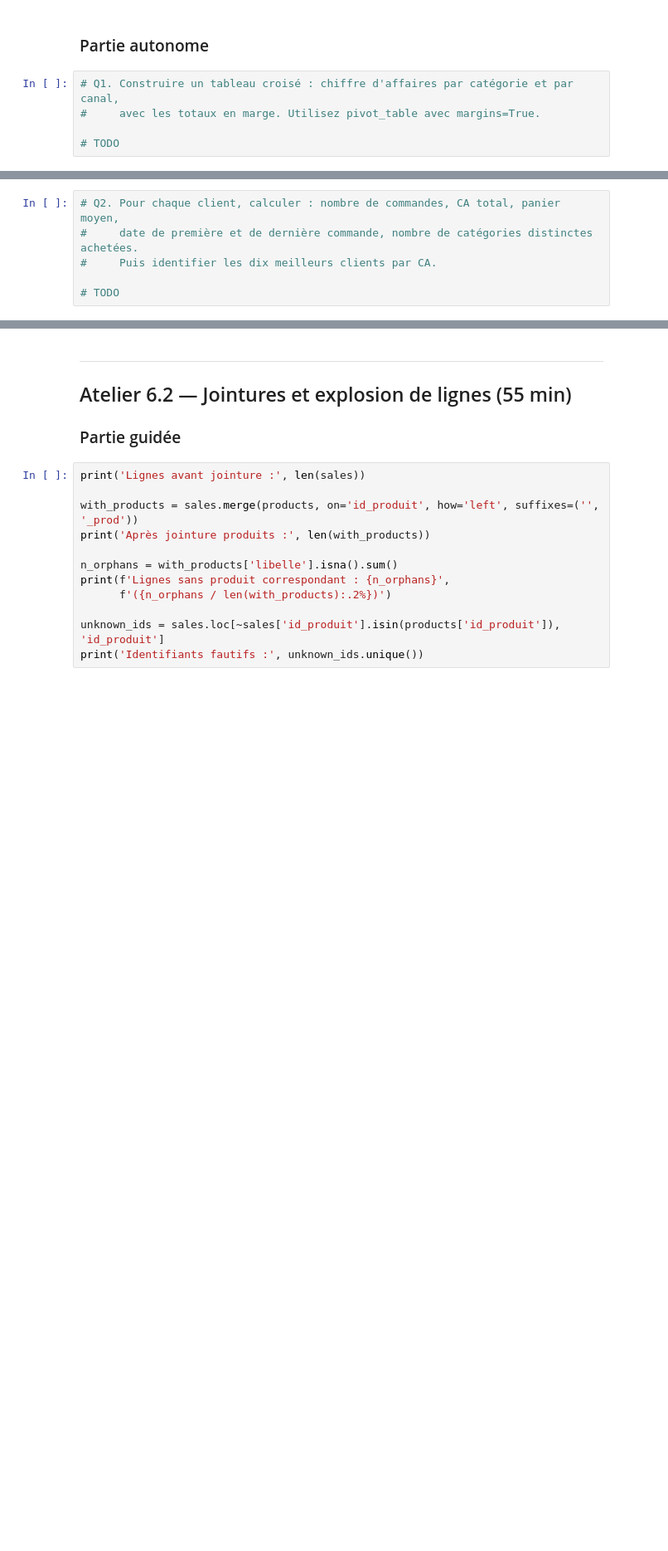
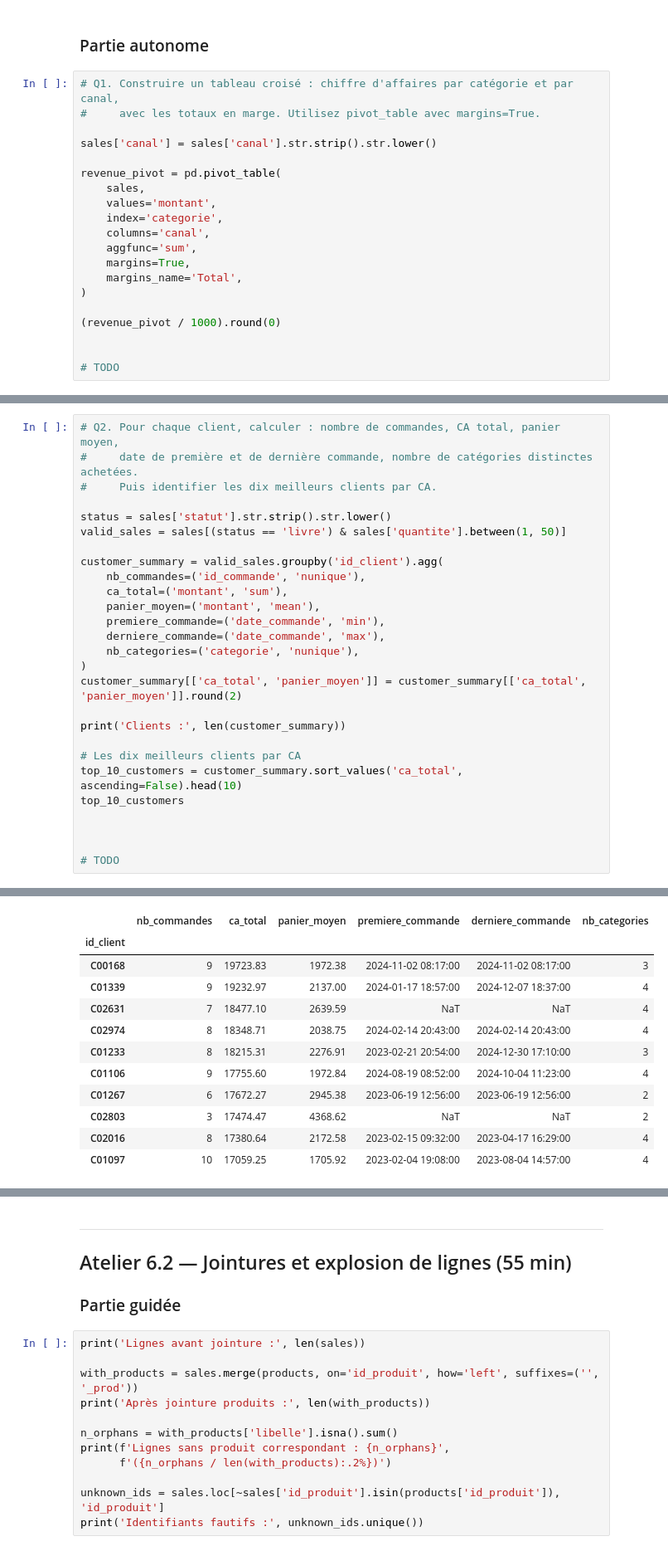
Before and after one commit to kkouassijuda-cmd/TP-prepa_data, a Jupyter notebook: 06_agregation_jointures.ipynb, the cells around one changed output, grey strips where cells are left out. Shown at 83% size. Saved outputs shown, nothing was run; the diff lists cells and outputs as text; blank space fills up the shorter version.

```diff
--- a/06_agregation_jointures.ipynb
+++ b/06_agregation_jointures.ipynb
@@ -136,4 +173,19 @@ sales.groupby('canal').apply(summarize_group, include_groups=False)
 # Q1. Construire un tableau croisé : chiffre d'affaires par catégorie et par canal,
 #     avec les totaux en marge. Utilisez pivot_table avec margins=True.
 
+sales['canal'] = sales['canal'].str.strip().str.lower()
+
+revenue_pivot = pd.pivot_table(
+    sales,
+    values='montant',
+    index='categorie',
+    columns='canal',
+    aggfunc='sum',
+    margins=True,
+    margins_name='Total',
+)
+
+(revenue_pivot / 1000).round(0)
+
+
 # TODO
@@ -142,4 +202,26 @@ sales.groupby('canal').apply(summarize_group, include_groups=False)
 #     date de première et de dernière commande, nombre de catégories distinctes achetées.
 #     Puis identifier les dix meilleurs clients par CA.
 
+status = sales['statut'].str.strip().str.lower()
+valid_sales = sales[(status == 'livre') & sales['quantite'].between(1, 50)]
+
+customer_summary = valid_sales.groupby('id_client').agg(
+    nb_commandes=('id_commande', 'nunique'),
+    ca_total=('montant', 'sum'),
+    panier_moyen=('montant', 'mean'),
+    premiere_commande=('date_commande', 'min'),
+    derniere_commande=('date_commande', 'max'),
+    nb_categories=('categorie', 'nunique'),
+)
+customer_summary[['ca_total', 'panier_moyen']] = customer_summary[['ca_total', 'panier_moyen']].round(2)
+
+print('Clients :', len(customer_summary))
+
+# Les dix meilleurs clients par CA
+top_10_customers = customer_summary.sort_values('ca_total', ascending=False).head(10)
+top_10_customers
+
+
+
 # TODO
+# %% [output]
@@ -146,3 +229,15 @@ sales.groupby('canal').apply(summarize_group, include_groups=False)
+|  | nb_commandes | ca_total | panier_moyen | premiere_commande | derniere_commande | nb_categories |
+| id_client |  |  |  |  |  |  |
+| C00168 | 9 | 19723.83 | 1972.38 | 2024-11-02 08:17:00 | 2024-11-02 08:17:00 | 3 |
+| C01339 | 9 | 19232.97 | 2137.00 | 2024-01-17 18:57:00 | 2024-12-07 18:37:00 | 4 |
+| C02631 | 7 | 18477.10 | 2639.59 | NaT | NaT | 4 |
+| C02974 | 8 | 18348.71 | 2038.75 | 2024-02-14 20:43:00 | 2024-02-14 20:43:00 | 4 |
+| C01233 | 8 | 18215.31 | 2276.91 | 2023-02-21 20:54:00 | 2024-12-30 17:10:00 | 3 |
+| C01106 | 9 | 17755.60 | 1972.84 | 2024-08-19 08:52:00 | 2024-10-04 11:23:00 | 4 |
+| C01267 | 6 | 17672.27 | 2945.38 | 2023-06-19 12:56:00 | 2023-06-19 12:56:00 | 2 |
+| C02803 | 3 | 17474.47 | 4368.62 | NaT | NaT | 2 |
+| C02016 | 8 | 17380.64 | 2172.58 | 2023-02-15 09:32:00 | 2023-04-17 16:29:00 | 4 |
+| C01097 | 10 | 17059.25 | 1705.92 | 2023-02-04 19:08:00 | 2023-08-04 14:57:00 | 4 |
 # %%
 # Q3. Avec transform, ajouter une colonne signalant les commandes dont le montant
 #     dépasse de plus de 50 % le montant médian de leur catégorie.
```
Also changed, not shown: parts of 12 cells of this notebook, 2 other files.
